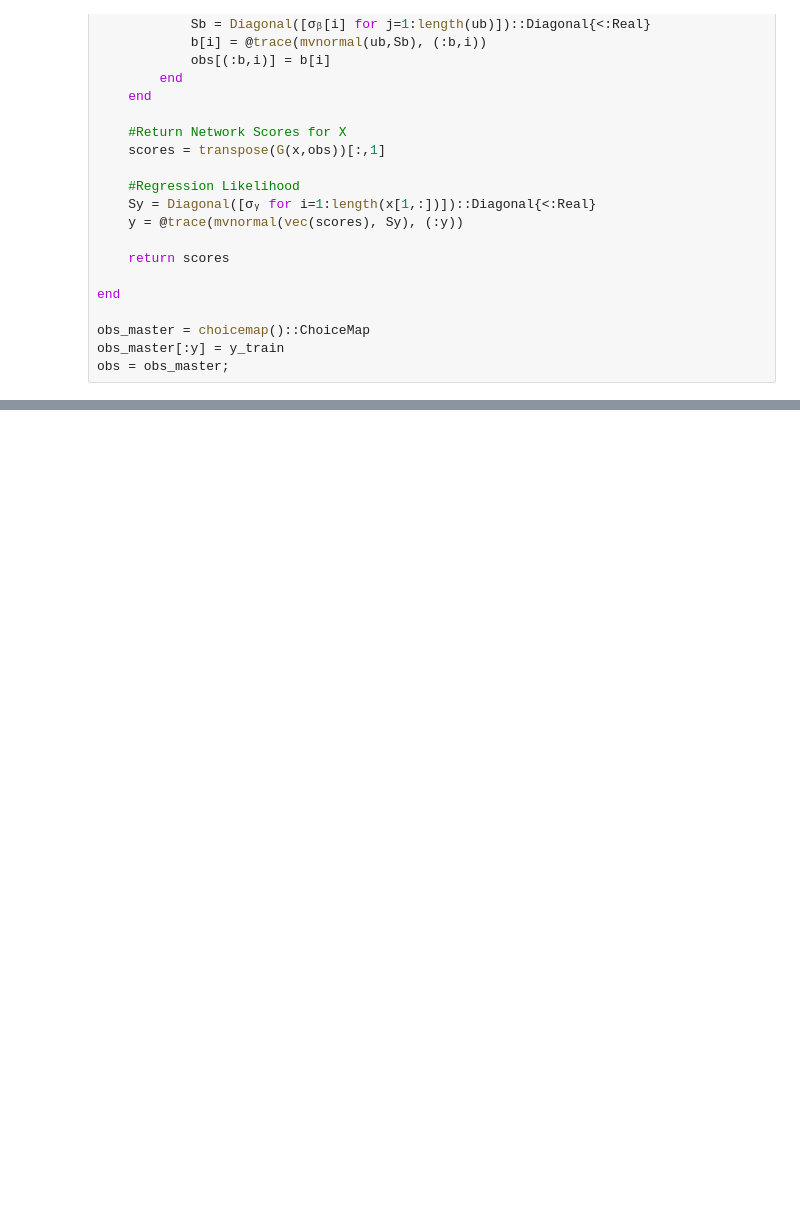
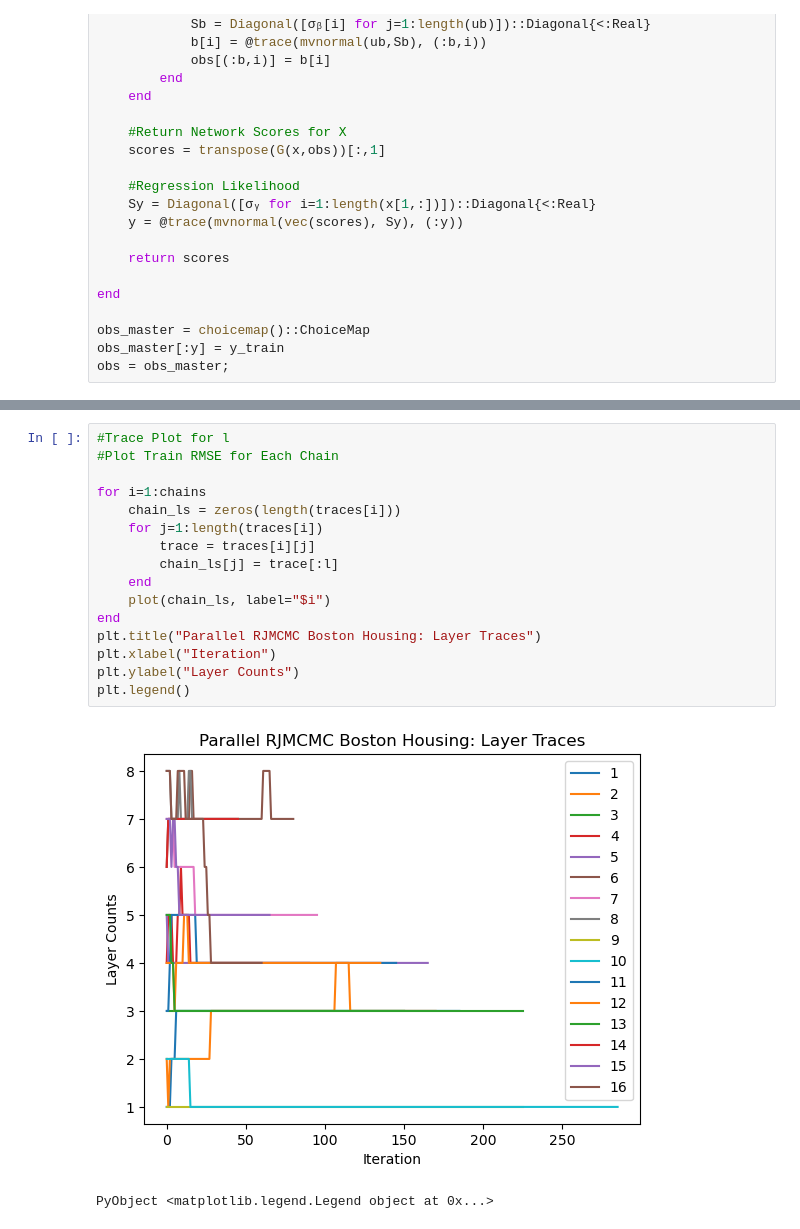
Before and after one commit to jberezow/BostonHousing, a Jupyter notebook: Thesis-LoadTraces.ipynb, the cells around one changed output, grey strips where cells are left out. Saved outputs shown, nothing was run; the diff lists cells and outputs as text; blank space fills up the shorter version.

```diff
--- a/Thesis-LoadTraces.ipynb
+++ b/Thesis-LoadTraces.ipynb
@@ -281,0 +333,19 @@ plt.ylabel("Occurences");
+# %%
+#Trace Plot for l
+#Plot Train RMSE for Each Chain
+
+for i=1:chains
+    chain_ls = zeros(length(traces[i]))
+    for j=1:length(traces[i])
+        trace = traces[i][j]
+        chain_ls[j] = trace[:l]
+    end
+    plot(chain_ls, label="$i")
+end
+plt.title("Parallel RJMCMC Boston Housing: Layer Traces")
+plt.xlabel("Iteration")
+plt.ylabel("Layer Counts")
+plt.legend()
+# %% [output]
+[figure, added]
+PyObject <matplotlib.legend.Legend object at 0x...>
```
Also changed, not shown: parts of 8 cells of this notebook, 16 other files.
